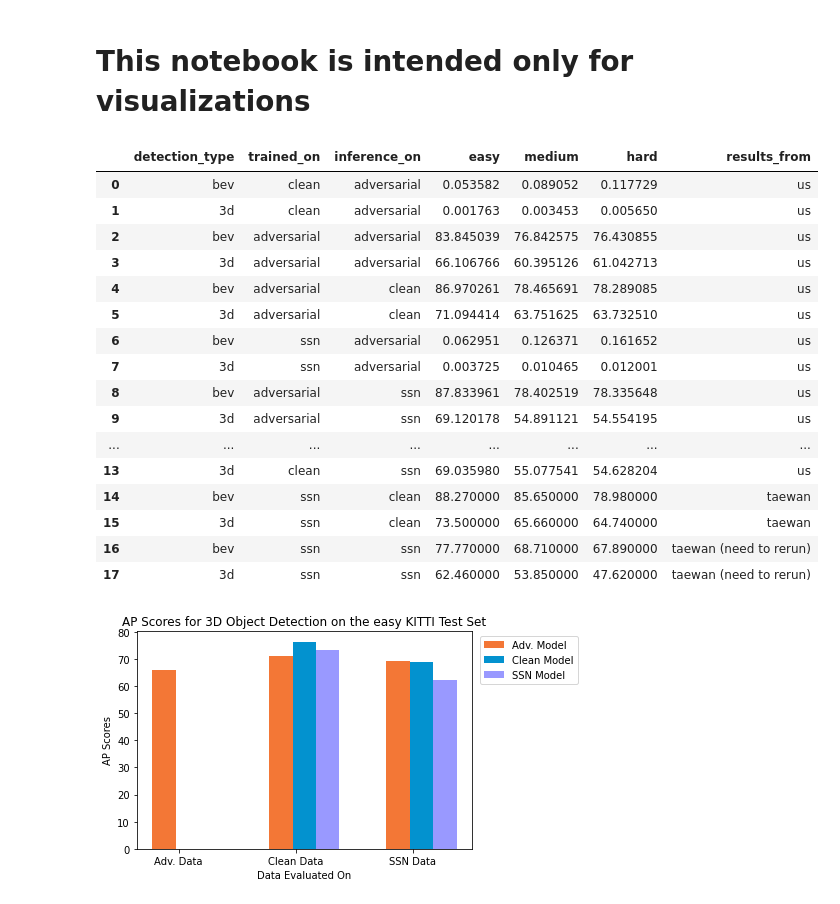
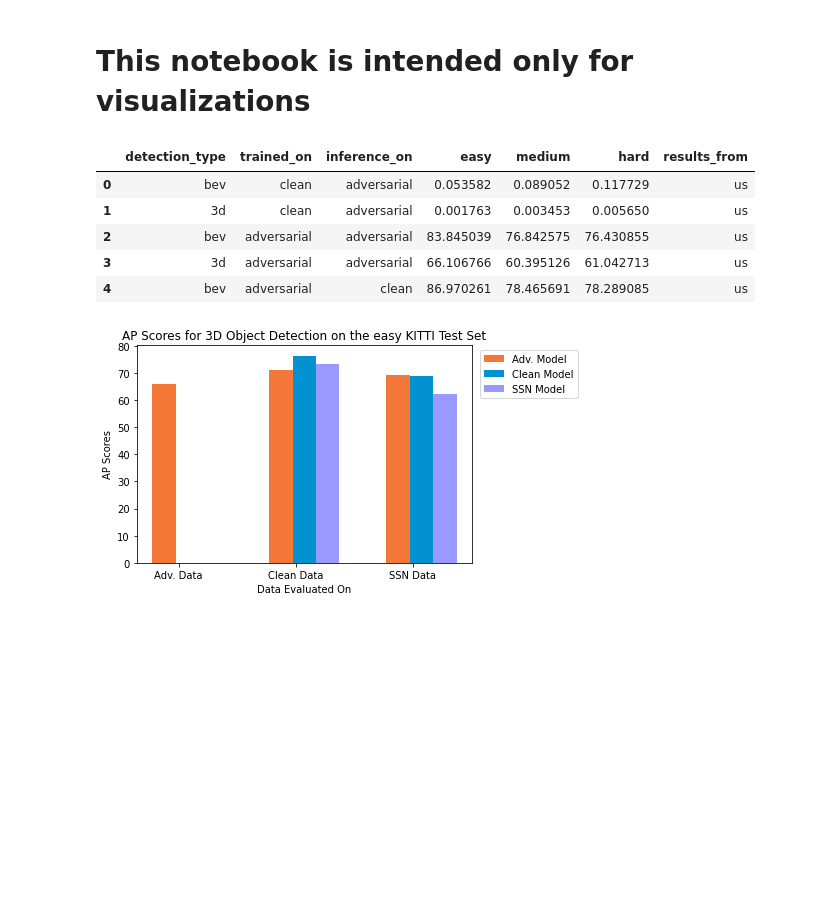
Before and after one commit to amuamushu/adv_avod_ssn, a Jupyter notebook: notebooks/report.ipynb, the cells around one changed output. Drawn from its saved outputs; the diff is of its cells as text; code cells hidden in the pictures; blank space fills up the shorter version.

```diff
--- a/notebooks/report.ipynb
+++ b/notebooks/report.ipynb
@@ -7,23 +7,3 @@ import pandas as pd
 from itertools import product
 # %%
 ap_scores = pd.read_csv('ap_scores.csv')
-# %%
-ap_scores
-# %% [output]
-|  | detection_type | trained_on | inference_on | easy | medium | hard | results_from |
-| 0 | bev | clean | adversarial | 0.053582 | 0.089052 | 0.117729 | us |
-| 1 | 3d | clean | adversarial | 0.001763 | 0.003453 | 0.005650 | us |
-| 2 | bev | adversarial | adversarial | 83.845039 | 76.842575 | 76.430855 | us |
-| 3 | 3d | adversarial | adversarial | 66.106766 | 60.395126 | 61.042713 | us |
-| 4 | bev | adversarial | clean | 86.970261 | 78.465691 | 78.289085 | us |
-| 5 | 3d | adversarial | clean | 71.094414 | 63.751625 | 63.732510 | us |
-| 6 | bev | ssn | adversarial | 0.062951 | 0.126371 | 0.161652 | us |
-| 7 | 3d | ssn | adversarial | 0.003725 | 0.010465 | 0.012001 | us |
-| 8 | bev | adversarial | ssn | 87.833961 | 78.402519 | 78.335648 | us |
-| 9 | 3d | adversarial | ssn | 69.120178 | 54.891121 | 54.554195 | us |
-| ... | ... | ... | ... | ... | ... | ... | ... |
-| 13 | 3d | clean | ssn | 69.035980 | 55.077541 | 54.628204 | us |
-| 14 | bev | ssn | clean | 88.270000 | 85.650000 | 78.980000 | taewan |
-| 15 | 3d | ssn | clean | 73.500000 | 65.660000 | 64.740000 | taewan |
-| 16 | bev | ssn | ssn | 77.770000 | 68.710000 | 67.890000 | taewan (need to rerun) |
-| 17 | 3d | ssn | ssn | 62.460000 | 53.850000 | 47.620000 | taewan (need to rerun) |
@@ -53,0 +10,9 @@ def get_plots(detection_type, level):
+# %%
+ap_scores.head()
+# %% [output]
+|  | detection_type | trained_on | inference_on | easy | medium | hard | results_from |
+| 0 | bev | clean | adversarial | 0.053582 | 0.089052 | 0.117729 | us |
+| 1 | 3d | clean | adversarial | 0.001763 | 0.003453 | 0.005650 | us |
+| 2 | bev | adversarial | adversarial | 83.845039 | 76.842575 | 76.430855 | us |
+| 3 | 3d | adversarial | adversarial | 66.106766 | 60.395126 | 61.042713 | us |
+| 4 | bev | adversarial | clean | 86.970261 | 78.465691 | 78.289085 | us |
```
Also changed, not shown: parts of 12 cells of this notebook, 1 other file.
